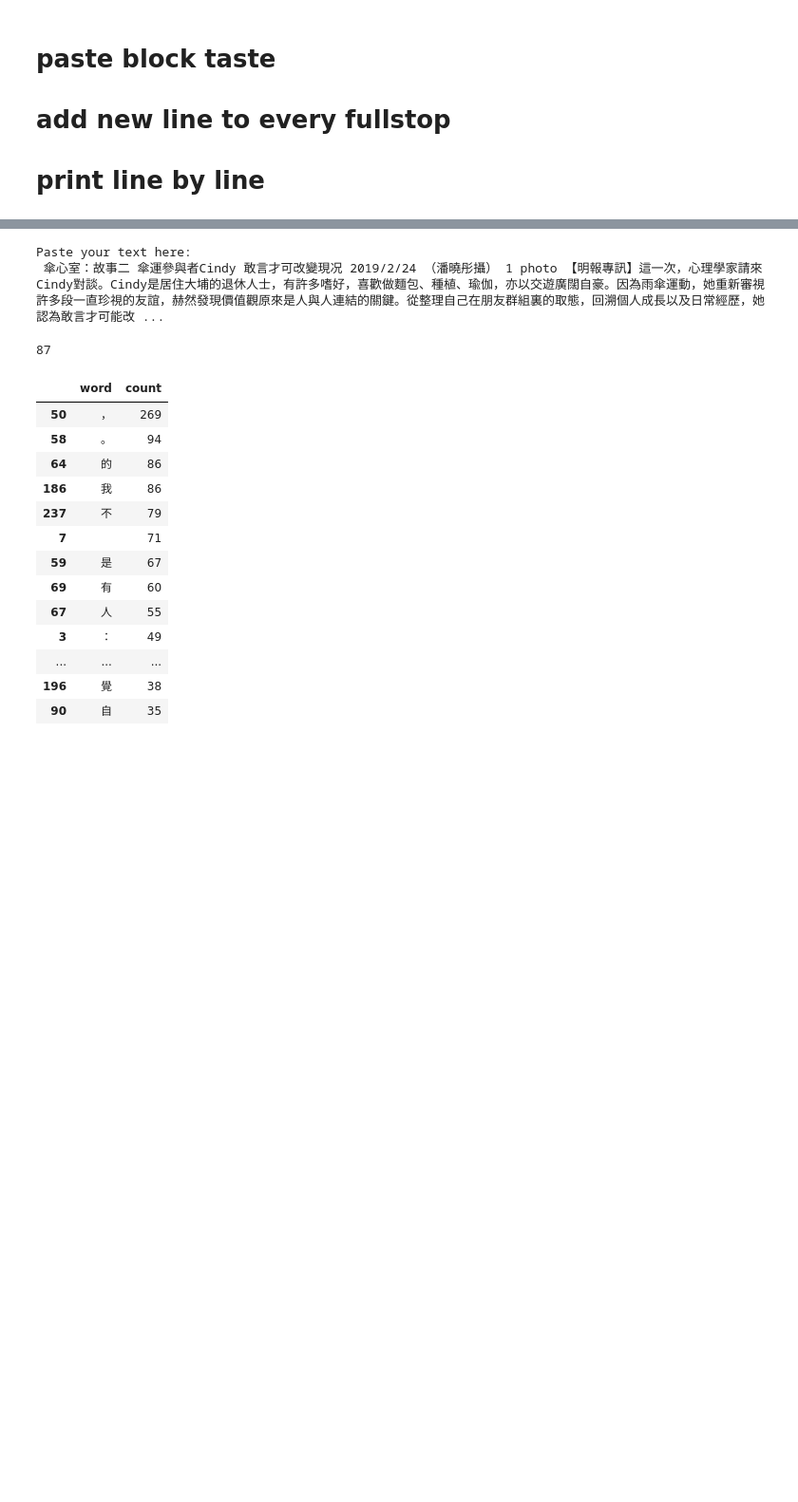
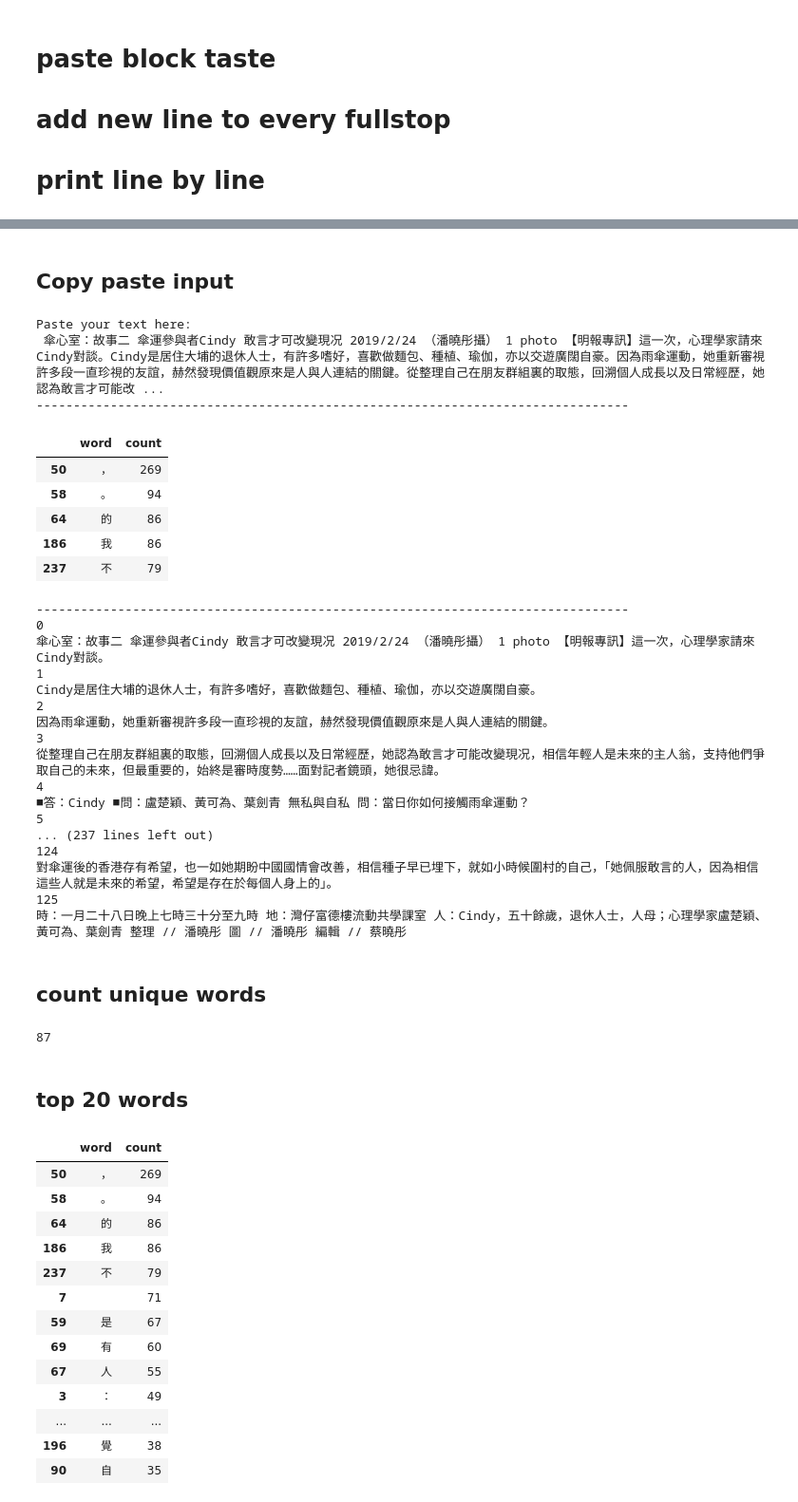
Before and after one commit to tourist-C/toolbox, a Jupyter notebook: text_block_reader.ipynb, the cells around one changed output, grey strips where cells are left out. Shown: that part at 95% size. Drawn from its saved outputs; the diff is of its cells as text; code cells hidden in the pictures; blank space fills up the shorter version.

```diff
--- a/text_block_reader.ipynb
+++ b/text_block_reader.ipynb
@@ -14,13 +19,45 @@ import seaborn as sns
+# %% [markdown]
+## Copy paste input
 # %%
 raw = input("Paste your text here:\n")
+Top_n(raw,5)
+Liner(raw)
 # %% [output]
 Paste your text here:
  傘心室：故事二 傘運參與者Cindy 敢言才可改變現况 2019/2/24 （潘曉彤攝） 1 photo 【明報專訊】這一次，心理學家請來Cindy對談。Cindy是居住大埔的退休人士，有許多嗜好，喜歡做麵包、種植、瑜伽，亦以交遊廣闊自豪。因為雨傘運動，她重新審視許多段一直珍視的友誼，赫然發現價值觀原來是人與人連結的關鍵。從整理自己在朋友群組裏的取態，回溯個人成長以及日常經歷，她認為敢言才可能改 ...
+--------------------------------------------------------------------------------
+|  | word | count |
+| 50 | ， | 269 |
+| 58 | 。 | 94 |
+| 64 | 的 | 86 |
+| 186 | 我 | 86 |
+| 237 | 不 | 79 |
+--------------------------------------------------------------------------------
+0
+傘心室：故事二 傘運參與者Cindy 敢言才可改變現况 2019/2/24 （潘曉彤攝） 1 photo 【明報專訊】這一次，心理學家請來Cindy對談。
+1
+Cindy是居住大埔的退休人士，有許多嗜好，喜歡做麵包、種植、瑜伽，亦以交遊廣闊自豪。
+2
+因為雨傘運動，她重新審視許多段一直珍視的友誼，赫然發現價值觀原來是人與人連結的關鍵。
+3
+從整理自己在朋友群組裏的取態，回溯個人成長以及日常經歷，她認為敢言才可能改變現况，相信年輕人是未來的主人翁，支持他們爭取自己的未來，但最重要的，始終是審時度勢……面對記者鏡頭，她很忌諱。
+4
+■答：Cindy ■問：盧楚穎、黃可為、葉劍青 無私與自私 問：當日你如何接觸雨傘運動？
+5
+... (237 lines left out)
+124
+對傘運後的香港存有希望，也一如她期盼中國國情會改善，相信種子早已埋下，就如小時候圍村的自己，「她佩服敢言的人，因為相信這些人就是未來的希望，希望是存在於每個人身上的」。
+125
+時：一月二十八日晚上七時三十分至九時 地：灣仔富德樓流動共學課室 人：Cindy，五十餘歲，退休人士，人母；心理學家盧楚穎、黃可為、葉劍青 整理 // 潘曉彤 圖 // 潘曉彤 編輯 // 蔡曉彤
+# %% [markdown]
+## count unique words
 # %%
 target = '我'
 raw.count(target)
 # %% [output]
 87
+# %% [markdown]
+## top 20 words
 # %%
 di = {}
 for c in raw:
```
Also changed, not shown: parts of 12 cells of this notebook.
